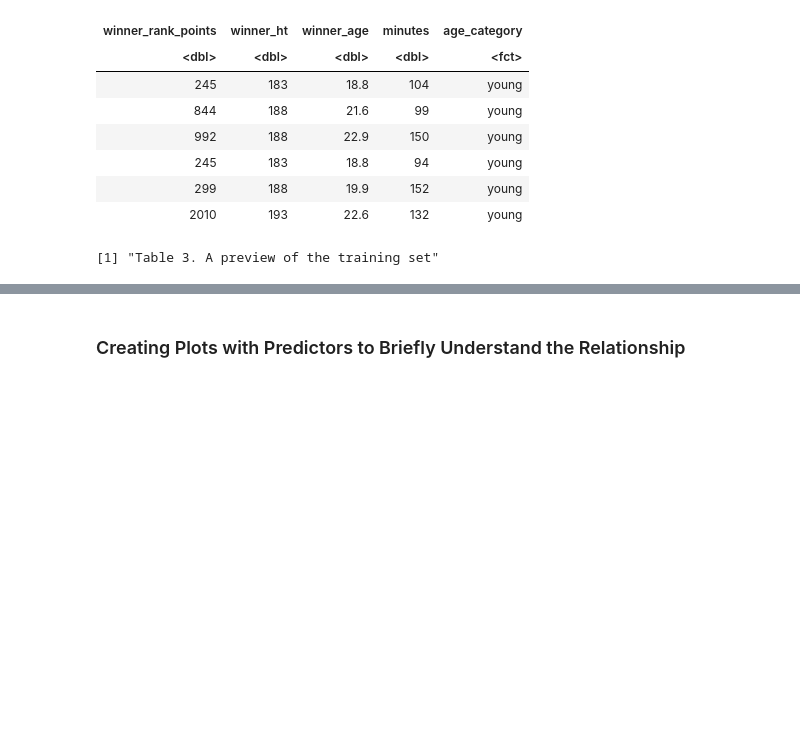
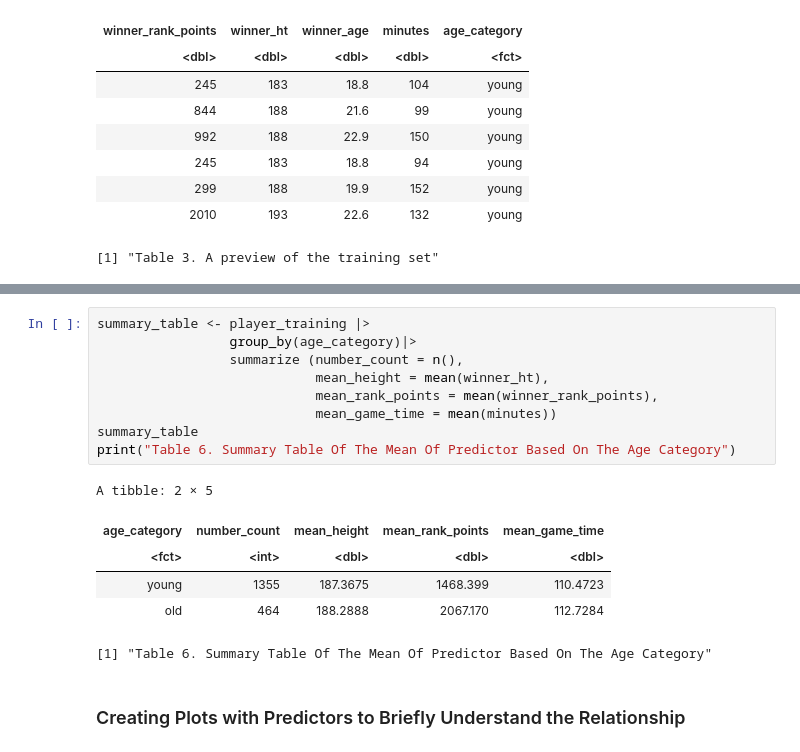
Before and after one commit to lillian6666666/deci_100_group_project_18, a Jupyter notebook: project.ipynb, the cells around one changed output, grey strips where cells are left out. Cells and saved outputs as stored; diff of their text form; blank space fills up the shorter version.

```diff
--- a/project.ipynb
+++ b/project.ipynb
@@ -163,3 +169,19 @@ A tibble: 6 × 5
+# %%
+summary_table <- player_training |>
+                 group_by(age_category)|>
+                 summarize (number_count = n(),
+                            mean_height = mean(winner_ht),
+                            mean_rank_points = mean(winner_rank_points),
+                            mean_game_time = mean(minutes))
+summary_table
+print("Table 6. Summary Table Of The Mean Of Predictor Based On The Age Category")
+# %% [output]
+A tibble: 2 × 5
+| age_category | number_count | mean_height | mean_rank_points | mean_game_time |
+| <fct> | <int> | <dbl> | <dbl> | <dbl> |
+| young | 1355 | 187.3675 | 1468.399 | 110.4723 |
+| old | 464 | 188.2888 | 2067.170 | 112.7284 |
+[1] "Table 6. Summary Table Of The Mean Of Predictor Based On The Age Category"
 # %% [markdown]
 ### Creating Plots with Predictors to Briefly Understand the Relationship
 # %%
```
Also changed, not shown: parts of 4 cells of this notebook, 1 other file.
